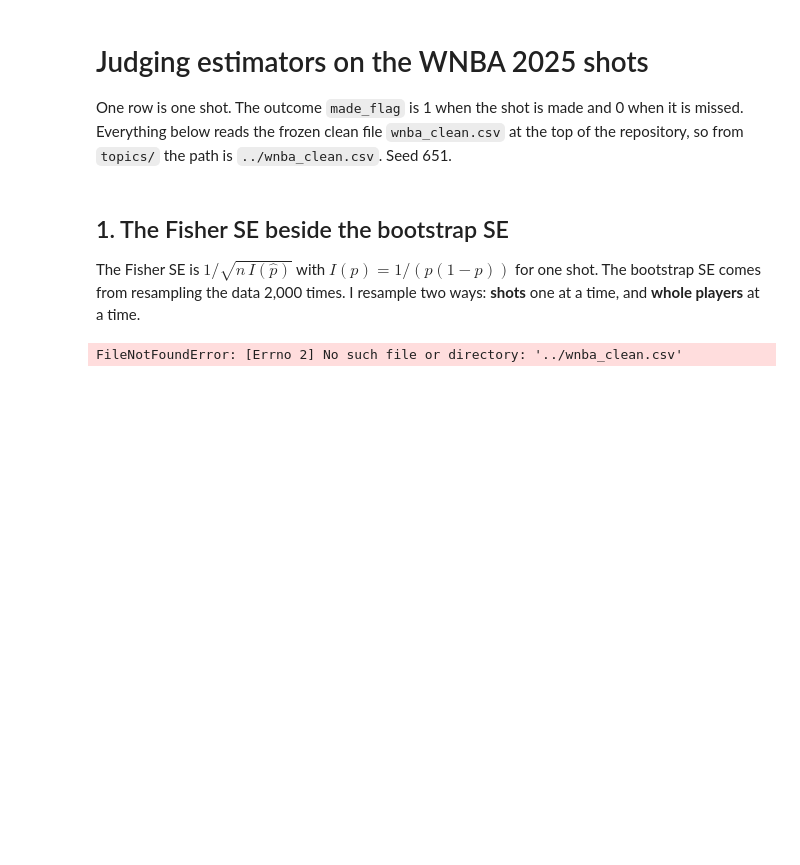
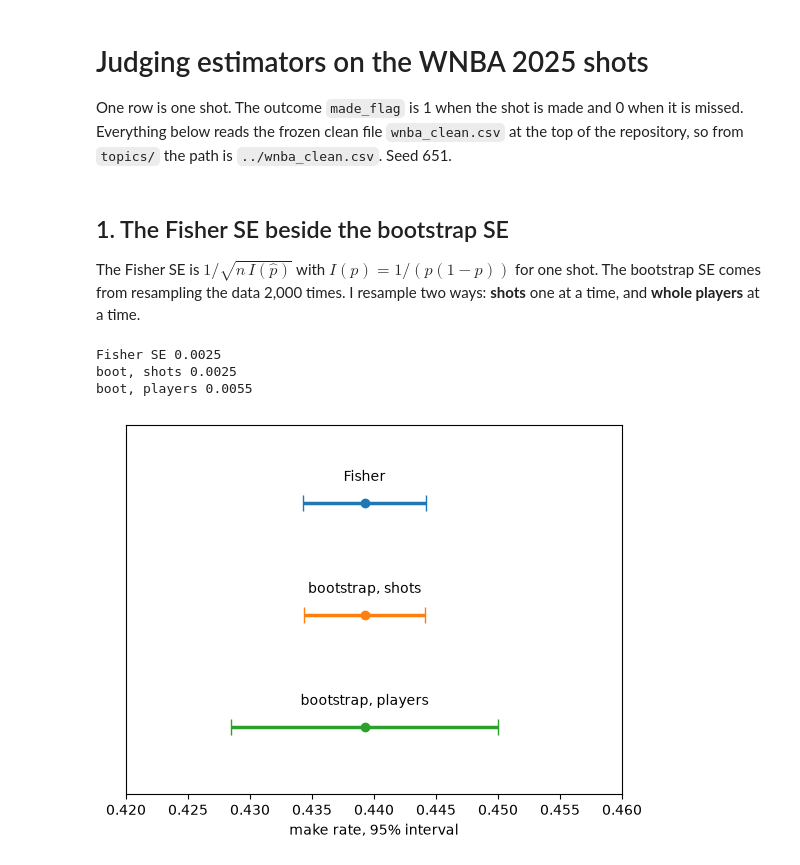
Before and after one commit to KyriansBetterCode/WNBA-Shots, a Jupyter notebook: topics/JudgingEstimators-DATA.ipynb, the cells around one changed output. Cells and saved outputs as stored; diff of their text form; code cells hidden in the pictures; blank space fills up the shorter version.

```diff
--- a/topics/JudgingEstimators-DATA.ipynb
+++ b/topics/JudgingEstimators-DATA.ipynb
@@ -19,13 +20,23 @@ se_fisher = 1 / np.sqrt(n * info)
 rng = np.random.default_rng(651)
 boot = [rng.choice(y, n).mean() for _ in range(2000)]
 g = df.groupby("player_id")["made_flag"]
-print(g)
 g = g.agg(["sum", "count"]).to_numpy()
-print(g)
 pick = rng.integers(0, len(g), (2000, len(g)))
 boot_p = g[pick, 0].sum(1) / g[pick, 1].sum(1)
 print("Fisher SE", round(se_fisher, 4))
 print("boot, shots", round(np.std(boot, ddof=1), 4))
 print("boot, players", round(boot_p.std(ddof=1), 4))
 # %% [output]
-FileNotFoundError: [Errno 2] No such file or directory: '../wnba_clean.csv'
+Fisher SE 0.0025
+boot, shots 0.0025
+boot, players 0.0055
+# %%
+se_boot, se_boot_p = np.std(boot, ddof=1), np.std(boot_p, ddof=1)
+rows = [("Fisher", p_hat, se_fisher), ("bootstrap, shots", p_hat, se_boot), ("bootstrap, players", p_hat, se_boot_p)]
+for i, (label, mid, s) in enumerate(rows):
+    plt.errorbar(mid, 2 - i, xerr=1.96 * s, fmt="o", capsize=6, lw=2.5)
+    plt.text(mid, 2 - i + 0.2, label, ha="center")
+plt.ylim(-0.6, 2.7); plt.yticks([]); plt.xlim(0.42, 0.46)
+plt.xlabel("make rate, 95% interval"); plt.show()
+# %% [output]
+[figure, added]
```
Also changed, not shown: parts of 9 cells of this notebook.
